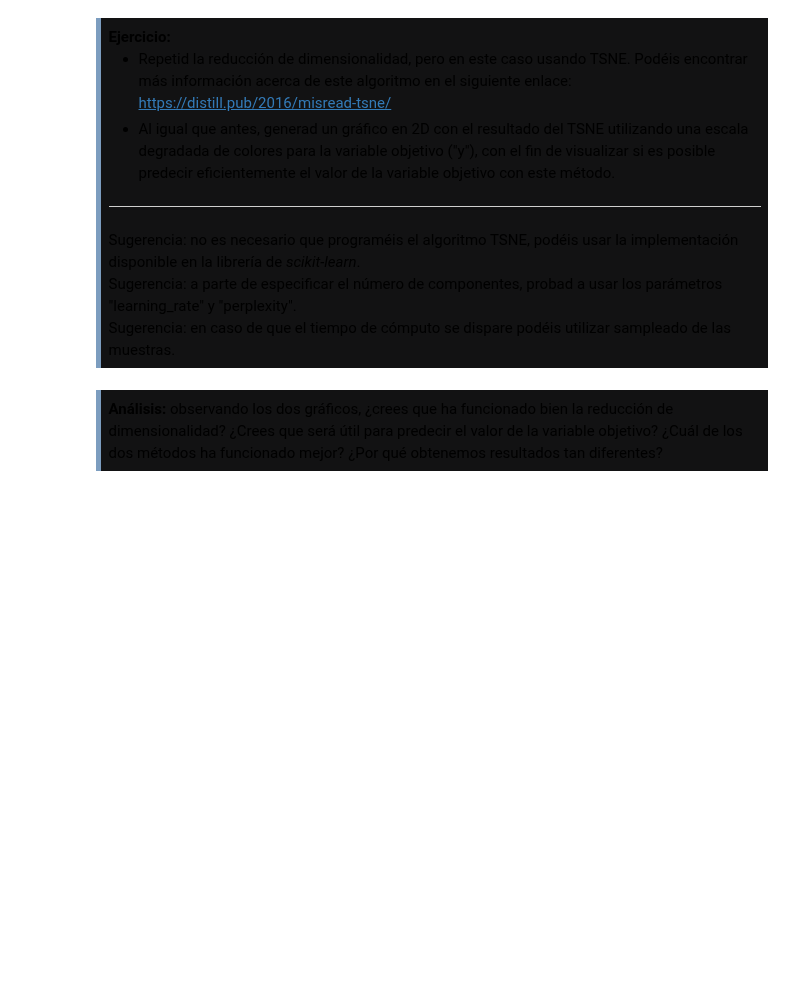
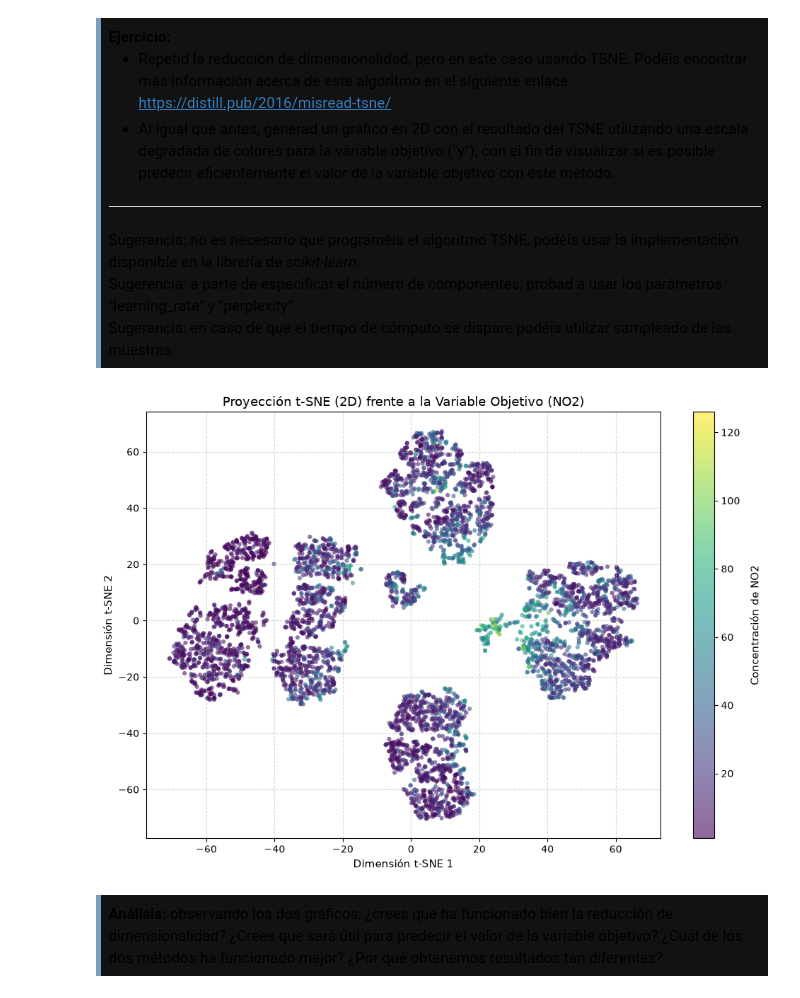
Before and after one commit to Axton-Industries/Aprendizaje-Automatico, a Jupyter notebook: PEC1/M2.891_20261_PEC1-Enunciado.ipynb, the cells around one changed output. Cells and saved outputs as stored; diff of their text form; code cells hidden in the pictures; blank space fills up the shorter version.

```diff
--- a/PEC1/M2.891_20261_PEC1-Enunciado.ipynb
+++ b/PEC1/M2.891_20261_PEC1-Enunciado.ipynb
@@ -738,3 +798,49 @@ Sugerencia: en caso de que el tiempo de cómputo se dispare podéis utilizar sam
+# %%
+# REDUCCIÓN DE DIMENSIONALIDAD (t-SNE a 2 Dimensiones)
+tsne = TSNE(
+    n_components=2,
+    perplexity=50,
+    learning_rate=200,
+    random_state=42,
+    n_jobs=-1,  # Usa todos los núcleos del procesador para agilizar el cálculo
+)
+
+# Transformación de las variables explicativas estandarizadas
+X_tsne = tsne.fit_transform(X_sample)
+# %%
+#  VISUALIZACIÓN EN 2D CON ESCALA DE COLORES
+
+# DataFrame auxiliar con los 2 componentes y la variable objetivo (y)
+df_tsne = pd.DataFrame(
+    X_tsne, columns=["Dimensión t-SNE 1", "Dimensión t-SNE 2"]
+)
+df_tsne["NO2"] = y_sample.values
+
+plt.figure(figsize=(10, 7))
+
+# Scatter plot con degradado de colores según el nivel de NO2
+scatter = plt.scatter(
+    df_tsne["Dimensión t-SNE 1"],
+    df_tsne["Dimensión t-SNE 2"],
+    c=df_tsne["NO2"],
+    cmap="viridis",
+    alpha=0.6,
+    edgecolors="none",
+    s=20,
+)
+
+# Barra de escala de colores
+cbar = plt.colorbar(scatter)
+cbar.set_label("Concentración de NO2", fontsize=11, labelpad=10)
+
+plt.title("Proyección t-SNE (2D) frente a la Variable Objetivo (NO2)", fontsize=13)
+plt.xlabel("Dimensión t-SNE 1", fontsize=11)
+plt.ylabel("Dimensión t-SNE 2", fontsize=11)
+plt.grid(True, linestyle="--", alpha=0.5)
+plt.tight_layout()
+plt.show()
+# %% [output]
+[figure, added]
 # %% [markdown]
 <div style="background-color: #121213; border-color: #7C9DBF; border-left: 5px solid #7C9DBF; padding: 0.5em;">
 <strong>Análisis:</strong> observando los dos gráficos, ¿crees que ha funcionado bien la reducción de dimensionalidad? ¿Crees que será útil para predecir el valor de la variable objetivo? ¿Cuál de los dos métodos ha funcionado mejor? ¿Por qué obtenemos resultados tan diferentes?
```
Also changed, not shown: parts of 7 cells of this notebook.
